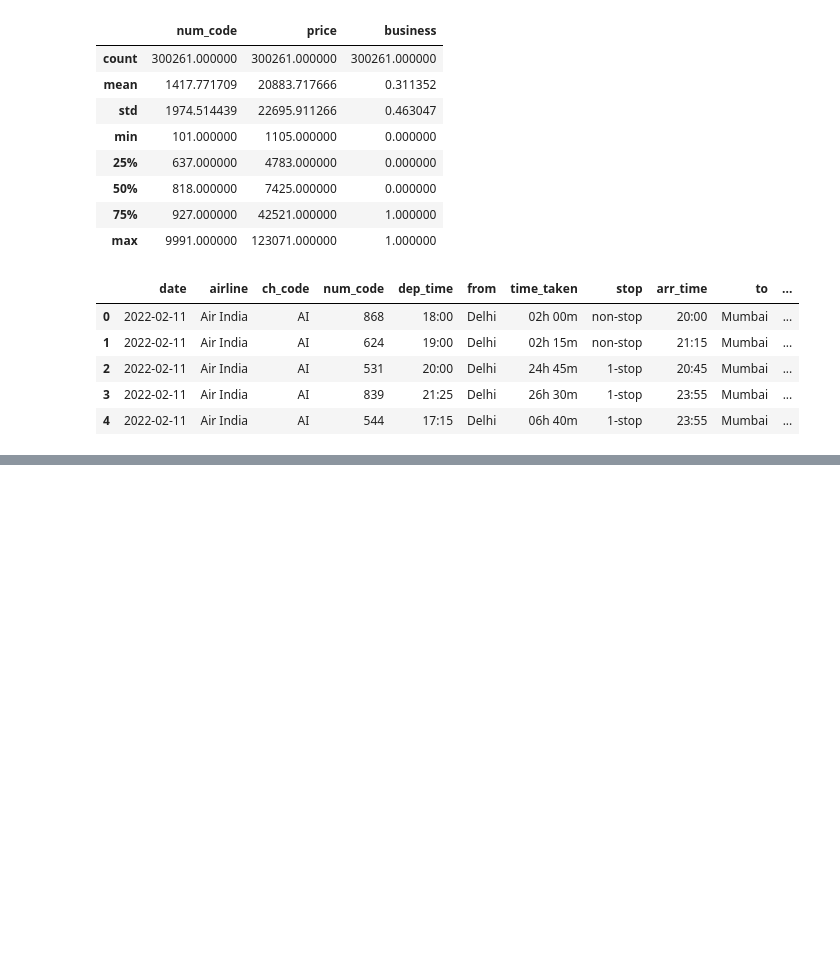
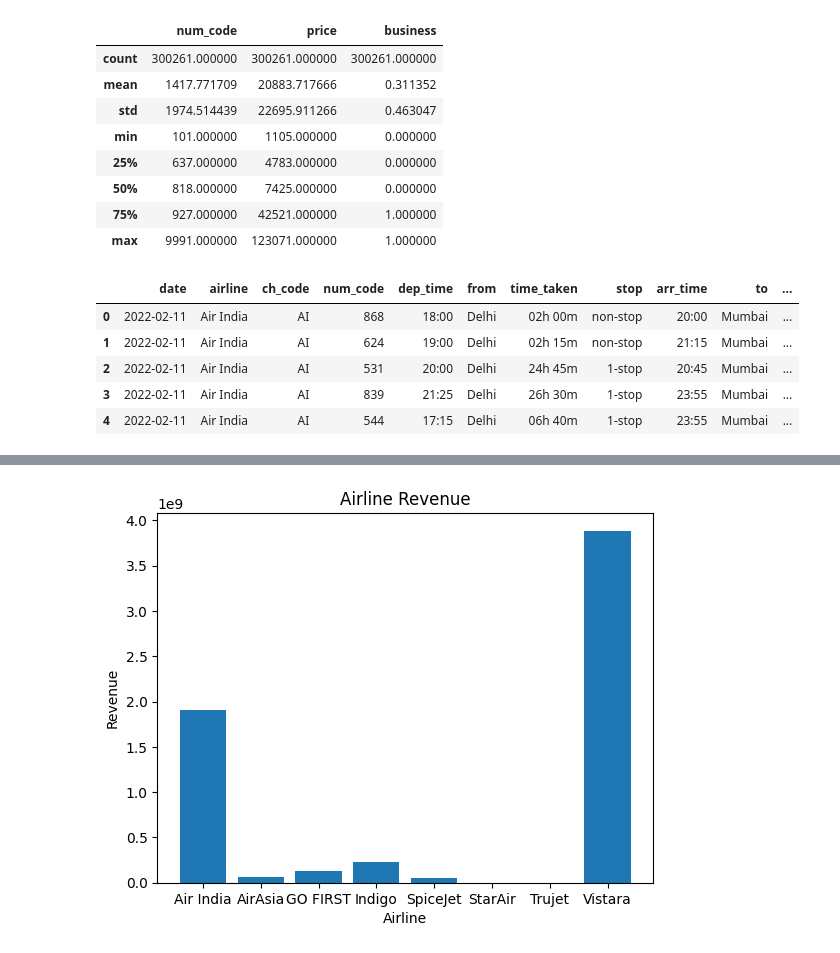
Before and after one commit to MBJ-2002/flight-price-prediction, a Jupyter notebook: linear-regression.ipynb, the cells around one changed output, grey strips where cells are left out. Drawn from its saved outputs; the diff is of its cells as text; code cells hidden in the pictures; blank space fills up the shorter version.

```diff
--- a/linear-regression.ipynb
+++ b/linear-regression.ipynb
@@ -151,0 +167,9 @@ df.head()
+# %%
+value_airline = df['price'].groupby(df['airline']).sum()
+plt.bar(value_airline.index,value_airline)
+plt.xlabel('Airline')
+plt.ylabel('Revenue')
+plt.title('Airline Revenue')
+plt.show()
+# %% [output]
+[figure, added]
```
Also changed, not shown: parts of 17 cells of this notebook.
